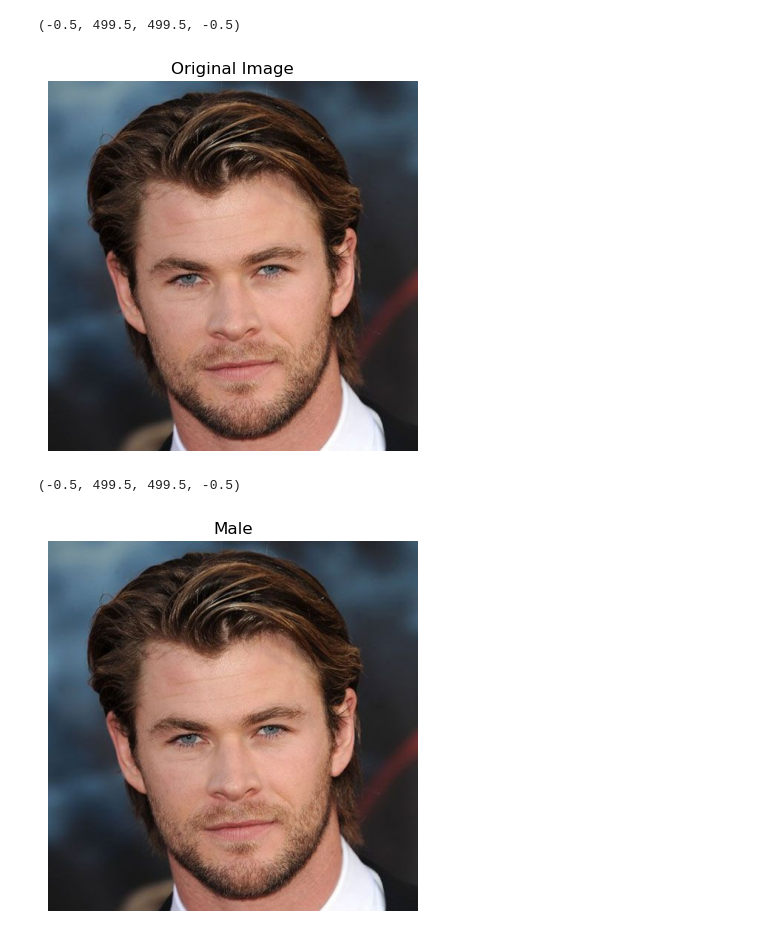
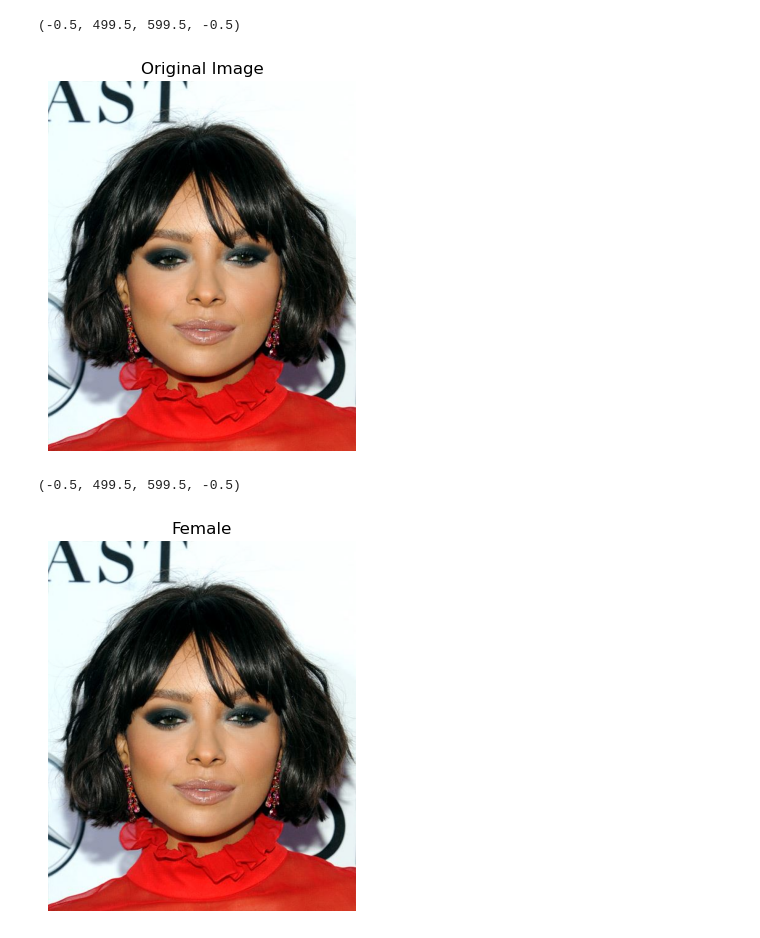
Before and after one commit to Beeditor04/Facial-Features-for-Glasses-Frame-Recommendation-System, a Jupyter notebook: 3.genderDetection.ipynb, the cells around one changed output. Drawn from its saved outputs; the diff is of its cells as text; code cells hidden in the pictures.

```diff
--- a/3.genderDetection.ipynb
+++ b/3.genderDetection.ipynb
@@ -8,15 +8,15 @@ from matplotlib import pyplot as plt
 detector = dlib.get_frontal_face_detector()
 # %%
 # Load the image
-image_path = './test/test6.jpg'
+image_path = './sample/Heart/heart (5).jpg'
 image = cv2.imread(image_path)
 image_rgb = cv2.cvtColor(image, cv2.COLOR_BGR2RGB)
 plt.imshow(cv2.cvtColor(image, cv2.COLOR_BGR2RGB))
 plt.title('Original Image')
 plt.axis('off')
 # %% [output]
-(-0.5, 499.5, 499.5, -0.5)
+(-0.5, 499.5, 599.5, -0.5)
-[figure, old version]
+[figure, new version]
 # %%
 # Step 1: Identify face landmarks using dlib
 gray = cv2.cvtColor(image, cv2.COLOR_BGR2GRAY)
@@ -35,7 +35,7 @@ for i, face in enumerate(faces):
     face = image[y1:y2, x1:x2]
 
     # Preprocess the ROI and feed it to the gender detection model
-    blob = cv2.dnn.blobFromImage(face, 1.0, (227, 227), (78.4263377603, 87.7689143744, 114.895847746), swapRB=False)
+    blob = cv2.dnn.blobFromImage(face, 1.0, (227, 227), swapRB=False)
     gender_model.setInput(blob)
     gender_preds = gender_model.forward()
     gender = gender_list[gender_preds[0].argmax()]
@@ -46,5 +46,5 @@ plt.imshow(cv2.cvtColor(image, cv2.COLOR_BGR2RGB))
 plt.title(gender)
 plt.axis('off')
 # %% [output]
-(-0.5, 499.5, 499.5, -0.5)
+(-0.5, 499.5, 599.5, -0.5)
-[figure, old version]
+[figure, new version]
```
Also changed, not shown: 2 other files.
